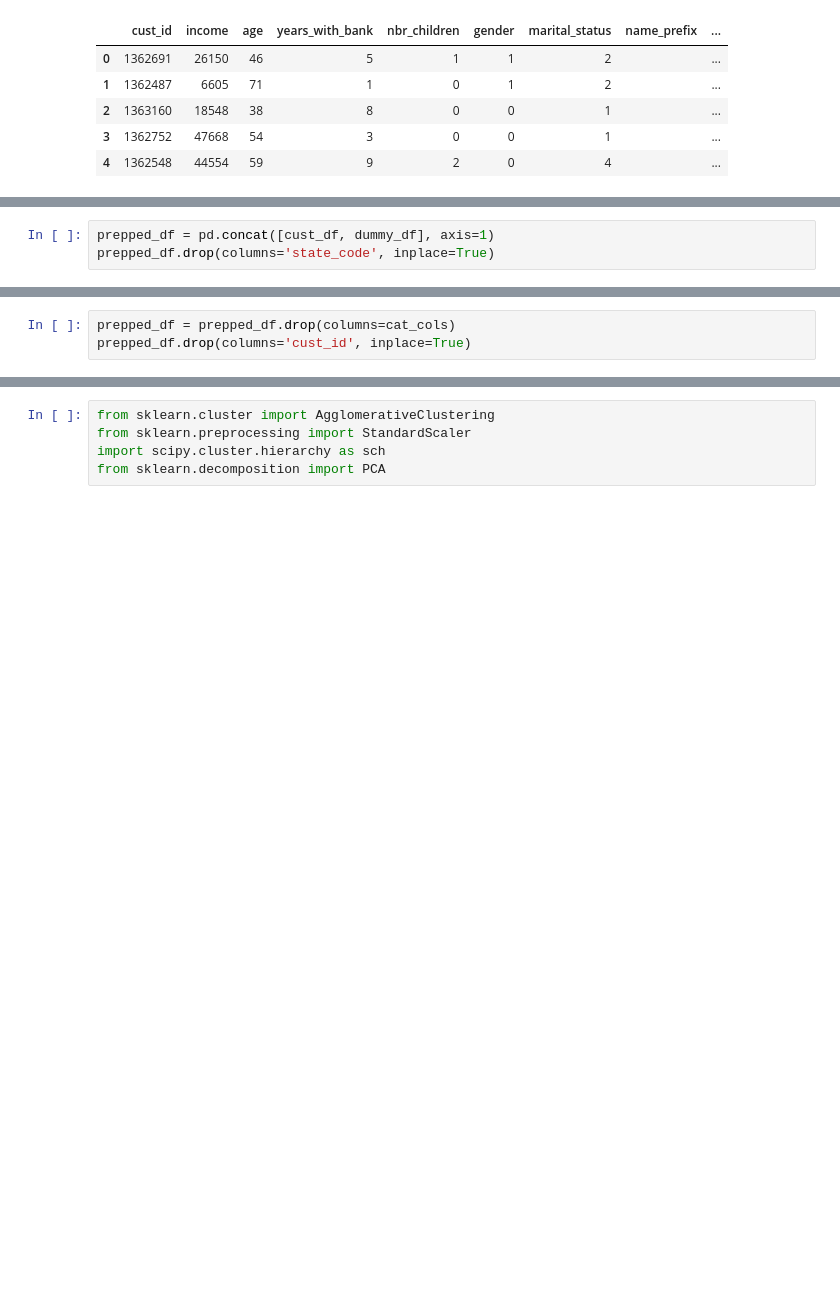
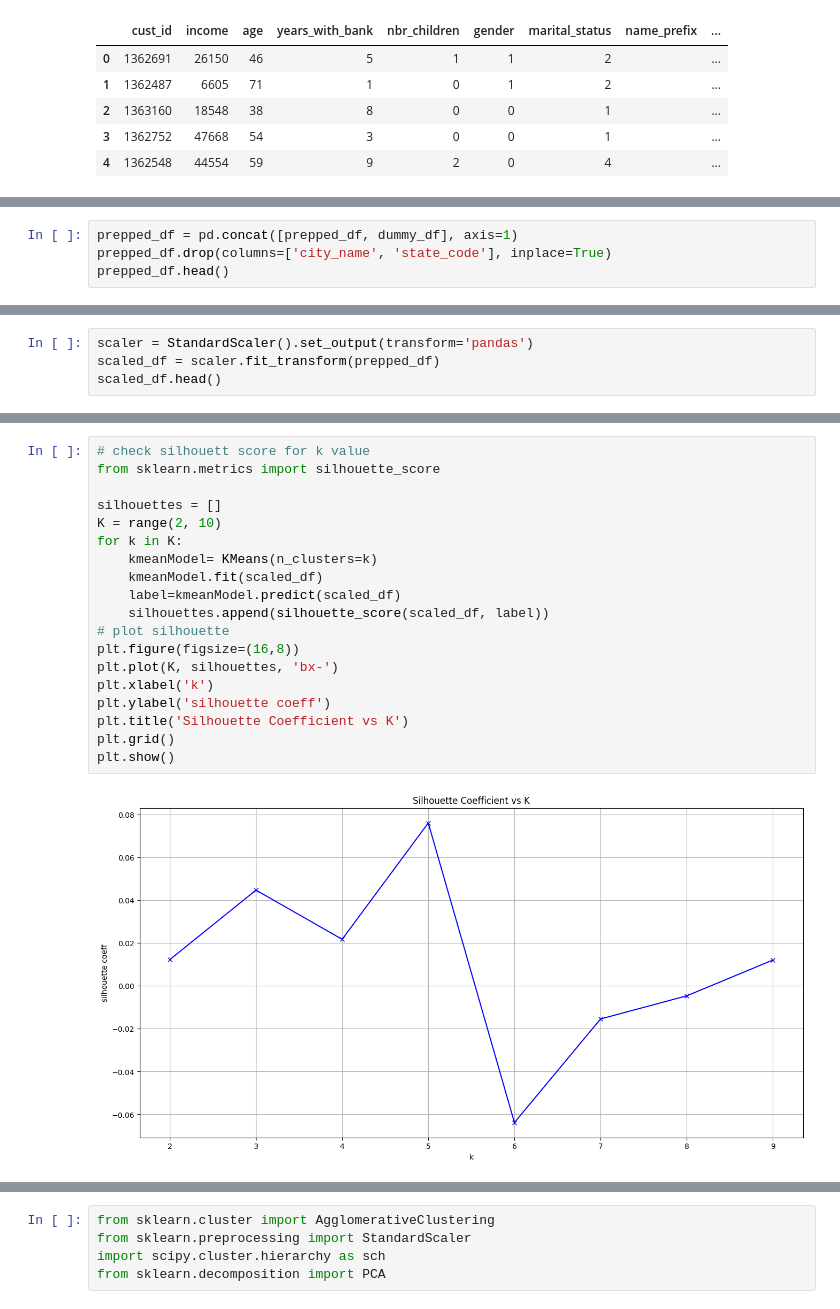
Before and after one commit to btmarsh6/mini-project-III, a Jupyter notebook: Ben_notebook.ipynb, the cells around one changed output, grey strips where cells are left out. Cells and saved outputs as stored; diff of their text form; blank space fills up the shorter version.

```diff
--- a/Ben_notebook.ipynb
+++ b/Ben_notebook.ipynb
@@ -838,3 +848,4 @@ dummy_df.head()
 # %%
-prepped_df = pd.concat([cust_df, dummy_df], axis=1)
-prepped_df.drop(columns='state_code', inplace=True)
+prepped_df = pd.concat([prepped_df, dummy_df], axis=1)
+prepped_df.drop(columns=['city_name', 'state_code'], inplace=True)
+prepped_df.head()
@@ -844,3 +859,0 @@ cat_cols.append('street_nbr')
-# %%
-prepped_df = prepped_df.drop(columns=cat_cols)
-prepped_df.drop(columns='cust_id', inplace=True)
@@ -882,0 +860,4 @@ prepped_df.astype('float64')
+# %%
+scaler = StandardScaler().set_output(transform='pandas')
+scaled_df = scaler.fit_transform(prepped_df)
+scaled_df.head()
@@ -882,0 +872,21 @@ prepped_df.astype('float64')
+# %%
+# check silhouett score for k value
+from sklearn.metrics import silhouette_score
+
+silhouettes = []
+K = range(2, 10)
+for k in K:
+    kmeanModel= KMeans(n_clusters=k)
+    kmeanModel.fit(scaled_df)
+    label=kmeanModel.predict(scaled_df)
+    silhouettes.append(silhouette_score(scaled_df, label))
+# plot silhouette
+plt.figure(figsize=(16,8))
+plt.plot(K, silhouettes, 'bx-')
+plt.xlabel('k')
+plt.ylabel('silhouette coeff')
+plt.title('Silhouette Coefficient vs K')
+plt.grid()
+plt.show()
+# %% [output]
+[figure, added]
```
Also changed, not shown: parts of 22 cells of this notebook.
